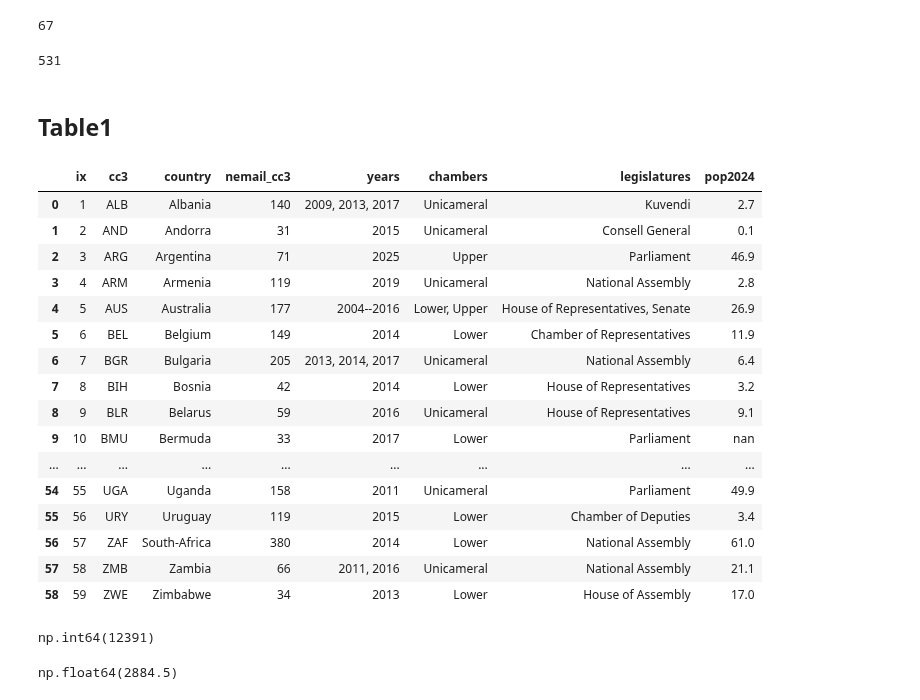
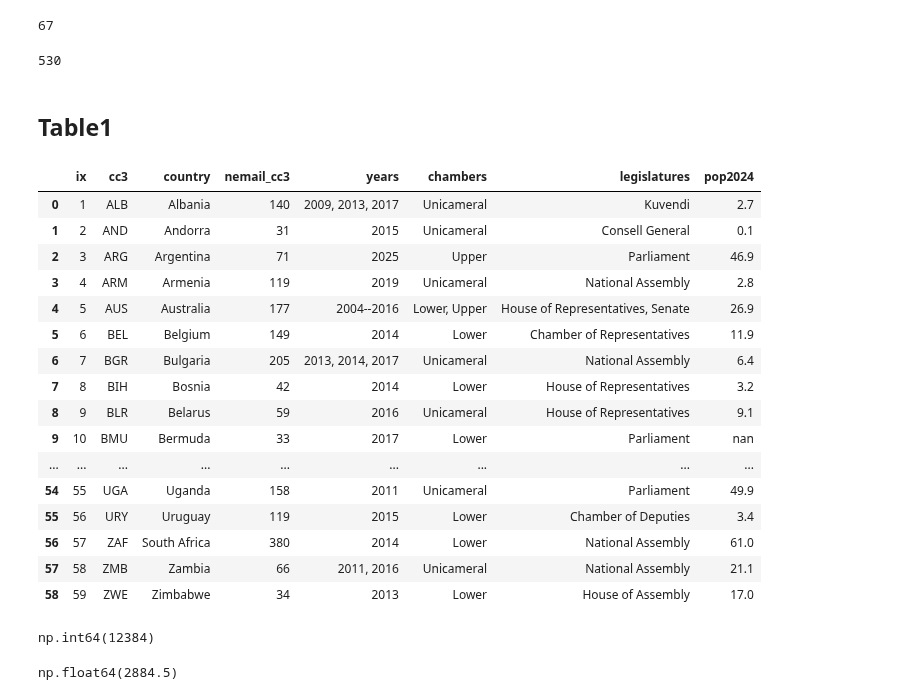
Before and after one commit to themains/pwned_pols, a Jupyter notebook: scripts/06_everypol_summ.ipynb, the cells around one changed output. Saved outputs shown, nothing was run; the diff lists cells and outputs as text; code cells hidden in the pictures.

```diff
--- a/scripts/06_everypol_summ.ipynb
+++ b/scripts/06_everypol_summ.ipynb
@@ -326,6 +326,7 @@ df_pol_emails = (
         [df_ep_emails.assign(source="ep"), df_scraped_emails.assign(source="scraped")],
         ignore_index=True,
     )
+    .query("email not in @DELINQUENTS")
     .pipe(lambda df_: clean_dedupe_email_column(df_))
     .drop_duplicates(subset=["email"], keep="first", ignore_index=True)
     # ================================================================
@@ -404,7 +405,7 @@ for cc in df_pol_emails["cc3"].unique().tolist():
 # %%
 len(set_edomains)
 # %% [output]
-531
+530
 # %% [markdown]
 ## Table1
 # %%
@@ -415,12 +416,19 @@ df_tab1 = (
     .filter(
         ["cc3", "country", "nemail_cc3", "years", "chambers", "legislatures", "pop2024"]
     )
+    # =============================================================
+    # Tidy pop
     .assign(
         pop2024=lambda df_: (df_["pop2024"].astype(float) / 1_000_000)
         .round(1)
         .apply(str)
     )
+    # =============================================================
+    # Tidy country names
     .replace("Bosnia-and-Herzegovina", "Bosnia")
+    .assign(country=lambda df_: df_["country"].replace("-", " ", regex=True))
+    # =============================================================
+    # Tidy legislatures
     .replace(
         "House of Commons, National Assembly for Wales, Scottish Parliament",
         "Commons, Senedd, Scottish Parliament",
@@ -429,40 +437,43 @@ df_tab1 = (
     .replace("1997, 2001, 2005, 2007, 2010, 2011, 2015, 2016, 2017", "1997--2017")
     .replace("2004, 2007, 2010, 2013, 2016", "2004--2016")
     .replace("2001, 2005, 2007, 2011, 2015", "2001--2015")
     .replace("2004, 2007, 2009, 2012, 2015", "2004--2015")
     .replace("2001, 2005, 2007, 2011, 2015, 2025", "2001--2025")
     .replace("2008, 2011, 2014, 2017", "2008--2017")
     .replace("2006, 2010, 2012, 2016", "2006--2016")
     .replace("2001, 2006, 2011, 2015, 2021", "2001--2025")
     .replace("2004, 2007, 2009, 2012, 2015, 2025", "2004--2025")
+    # =============================================================
+    # Tidy chambers
     .replace("Lower ", "Lower", regex=True)
     .replace("Upper, Lower, Upper", "Lower, Upper", regex=True)
+    # =============================================================
     .assign(ix=lambda df_: range(1, 1 + len(df_)))
     .reorder_columns(["ix"])
 )
 df_tab1
 # %% [output]
 |  | ix | cc3 | country | nemail_cc3 | years | chambers | legislatures | pop2024 |
 | 0 | 1 | ALB | Albania | 140 | 2009, 2013, 2017 | Unicameral | Kuvendi | 2.7 |
 | 1 | 2 | AND | Andorra | 31 | 2015 | Unicameral | Consell General | 0.1 |
 | 2 | 3 | ARG | Argentina | 71 | 2025 | Upper | Parliament | 46.9 |
 | 3 | 4 | ARM | Armenia | 119 | 2019 | Unicameral | National Assembly | 2.8 |
 | 4 | 5 | AUS | Australia | 177 | 2004--2016 | Lower, Upper | House of Representatives, Senate | 26.9 |
 | 5 | 6 | BEL | Belgium | 149 | 2014 | Lower | Chamber of Representatives | 11.9 |
 | 6 | 7 | BGR | Bulgaria | 205 | 2013, 2014, 2017 | Unicameral | National Assembly | 6.4 |
 | 7 | 8 | BIH | Bosnia | 42 | 2014 | Lower | House of Representatives | 3.2 |
 | 8 | 9 | BLR | Belarus | 59 | 2016 | Unicameral | House of Representatives | 9.1 |
 | 9 | 10 | BMU | Bermuda | 33 | 2017 | Lower | Parliament | nan |
 | ... | ... | ... | ... | ... | ... | ... | ... | ... |
 | 54 | 55 | UGA | Uganda | 158 | 2011 | Unicameral | Parliament | 49.9 |
 | 55 | 56 | URY | Uruguay | 119 | 2015 | Lower | Chamber of Deputies | 3.4 |
-| 56 | 57 | ZAF | South-Africa | 380 | 2014 | Lower | National Assembly | 61.0 |
+| 56 | 57 | ZAF | South Africa | 380 | 2014 | Lower | National Assembly | 61.0 |
 | 57 | 58 | ZMB | Zambia | 66 | 2011, 2016 | Unicameral | National Assembly | 21.1 |
 | 58 | 59 | ZWE | Zimbabwe | 34 | 2013 | Lower | House of Assembly | 17.0 |
 # %%
 df_tab1["nemail_cc3"].sum()
 # %% [output]
-np.int64(12391)
+np.int64(12384)
 # %%
 df_tab1["pop2024"].astype(float).sum()
 # %% [output]
```
Also changed, not shown: parts of 11 cells of this notebook, 1 other file.
